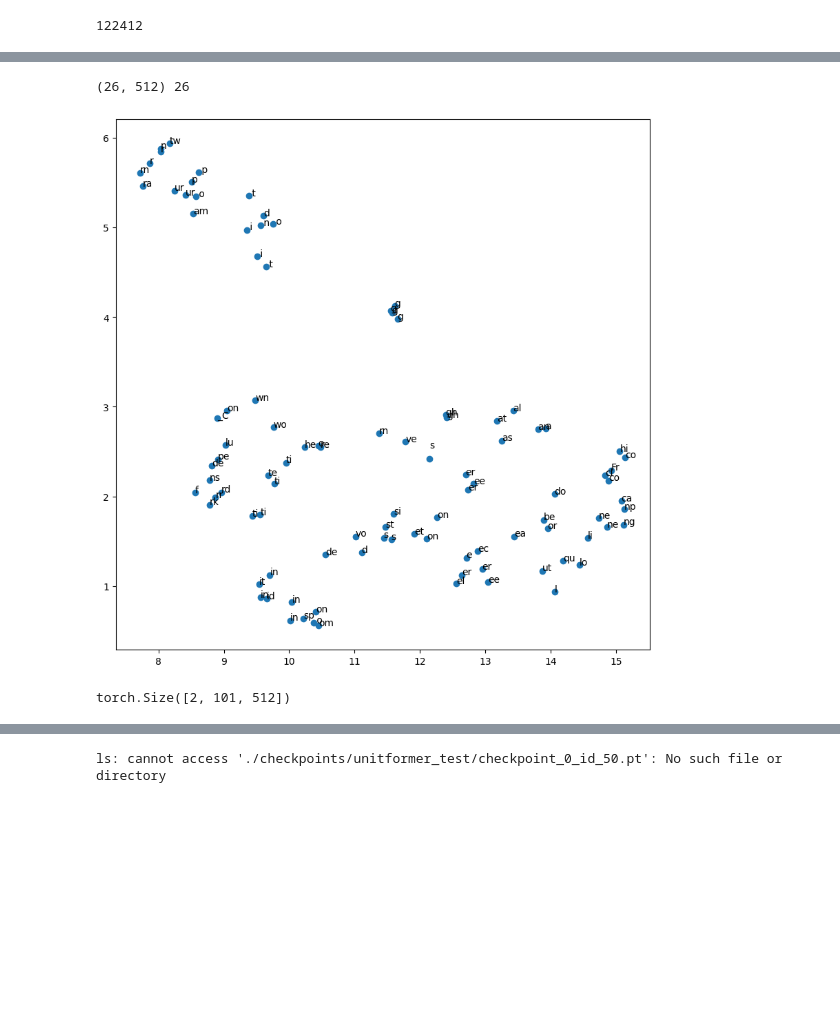
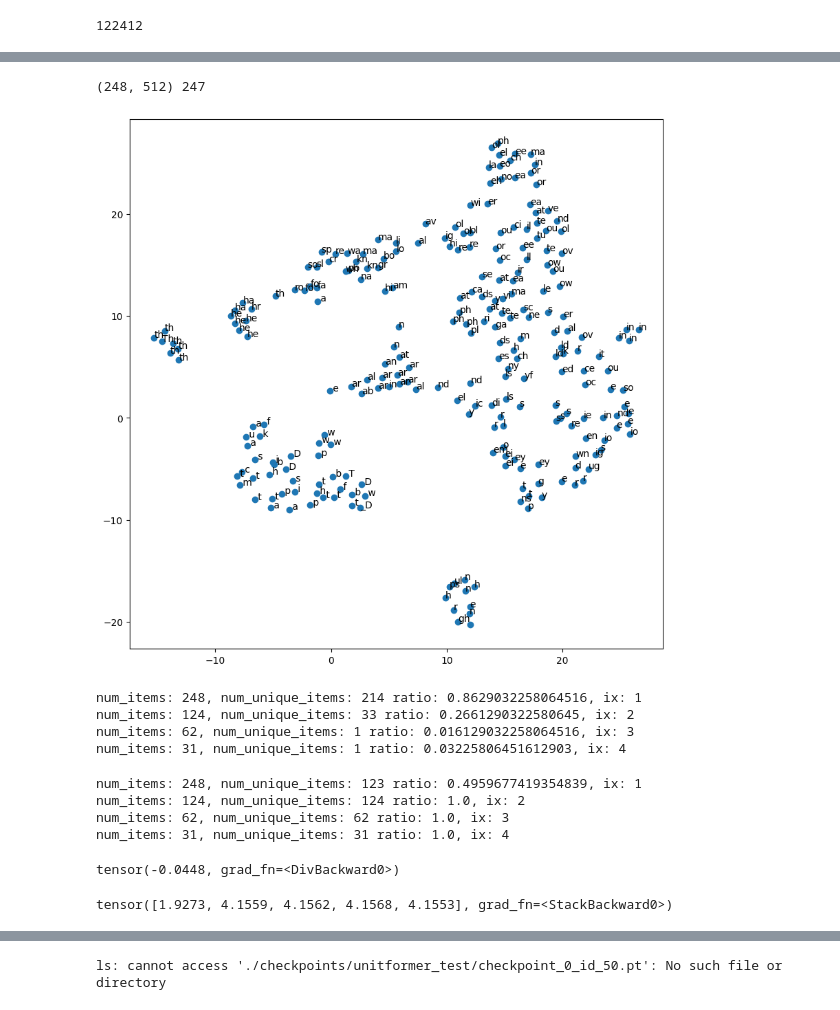
Before and after one commit to robflynnyh/asr_training_scripts, a Jupyter notebook: ipynbs/t.ipynb, the cells around one changed output, grey strips where cells are left out. Cells and saved outputs as stored; diff of their text form; code cells hidden in the pictures; blank space fills up the shorter version.

```diff
--- a/ipynbs/t.ipynb
+++ b/ipynbs/t.ipynb
@@ -1047,0 +1096,24 @@ f'{tlm.count_parameters():,}'
+# %%
+tlm = transformer_lm(
+    dim=512,
+    vocab_size=29,
+    depth=5,
+    inner_depth=4,
+    heads=8,
+    ff_mult=3,
+    shared_kv=True,
+    dim_head=64,
+)
+f'{tlm.count_parameters():,}'
+
+s = """Dolphins are marine mammals that are known for their intelligence and playful behavior They are found in oceans and seas all over the world Dolphins are social animals that live in groups called pods They are known for their sleek bodies which help them swim through the water at high speeds Dolphins are also known for their echolocation abilities which they use to locate prey and navigate through the water Dolphins are fascinating creatures that are beloved by many people around the world"""
+x = tokenizer.text_to_ids(s.lower())
+x = [0] + x
+x = torch.tensor(x).unsqueeze(0)
+tlm.eval()
+x = repeat(x, '1 n -> b n', b=2)
+length = torch.tensor([len(x[0]), len(x[0])])
+#cache = None
+outputs = tlm(x, length, calc_loss=True)#, cache=outputs['cache'])
+
+#
@@ -1048,26 +1284,62 @@ f'{tlm.count_parameters():,}'
 # %%
 a = '_'+s
 # split char
-ids = 8
+ids = 2
 a = [a[i:i+ids] for i in range(0, len(a), ids)]
-proj = outputs['x_out'][3][0].squeeze(0).detach().cpu().numpy()
+proj = outputs['x_outs'][1][0].squeeze(0).detach().cpu().numpy()
 print(proj.shape, len(a))
-proj = umap.UMAP(n_components=2).fit_transform(proj)
+# umap force it to be spread out
+proj = umap.UMAP(n_components=2, metric='cosine', random_state=42, n_neighbors=5, spread=3.0, min_dist=1.5).fit_transform(proj)
 # %% [output]
-(26, 512) 26
+(248, 512) 247
 # %%
 import matplotlib.pyplot as plt
 # %%
 plt.figure(figsize=(10,10))
 plt.scatter(proj[:,0], proj[:,1])
+#plt.scatter(prok2[:,0], prok2[:,1], c='r')
 # add labels (a)
+import random
 for i, txt in enumerate(a):
-    plt.annotate(txt, (proj[i,0], proj[i,1]), size=10)
+    st = f'{txt}'
+    if random.random() < 0.9999:
+        plt.annotate(st, (proj[i,0], proj[i,1]), size=10)
+        #plt.annotate(st, (prok2[i,0], prok2[i,1]), size=10, c='r')
 plt.show()
 # %% [output]
-[figure, old version]
+[figure, new version]
-# %%
-outputs['x_out'][0].shape
-# %% [output]
-torch.Size([2, 101, 512])
+# %%
+for ix in range(1,5):
+    items = ["_".join(str(el) for el in it.tolist()) for it in outputs['targets'][ix][0]]
+    num_items = len(items)
+    unique_items = list(set(items))
+    num_unique_items = len(unique_items)
+    print(f'num_items: {num_items}, num_unique_items: {num_unique_items} ratio: {num_unique_items/num_items}, ix: {ix}')
+# %% [output]
+num_items: 248, num_unique_items: 214 ratio: 0.8629032258064516, ix: 1
+num_items: 124, num_unique_items: 33 ratio: 0.2661290322580645, ix: 2
+num_items: 62, num_unique_items: 1 ratio: 0.016129032258064516, ix: 3
+num_items: 31, num_unique_items: 1 ratio: 0.03225806451612903, ix: 4
+# %%
+for ix in range(1,5):
+    items = ["_".join(str(el) for el in it.tolist()) for it in outputs['targets'][ix][0]]
+    num_items = len(items)
+    unique_items = list(set(items))
+    num_unique_items = len(unique_items)
+    print(f'num_items: {num_items}, num_unique_items: {num_unique_items} ratio: {num_unique_items/num_items}, ix: {ix}')
+# %% [output]
+num_items: 248, num_unique_items: 123 ratio: 0.4959677419354839, ix: 1
+num_items: 124, num_unique_items: 124 ratio: 1.0, ix: 2
+num_items: 62, num_unique_items: 62 ratio: 1.0, ix: 3
+num_items: 31, num_unique_items: 31 ratio: 1.0, ix: 4
+# %%
+x = (outputs['logits'][1][0,0,12]*100).softmax(-1)
+x = (x*x.log()).sum() / 29
+x
+# %% [output]
+tensor(-0.0448, grad_fn=<DivBackward0>)
+# %%
+outputs['token_losses']
+# %% [output]
+tensor([1.9273, 4.1559, 4.1562, 4.1568, 4.1553], grad_fn=<StackBackward0>)
 # %%
```
Also changed, not shown: parts of 34 cells of this notebook, 5 other files.
